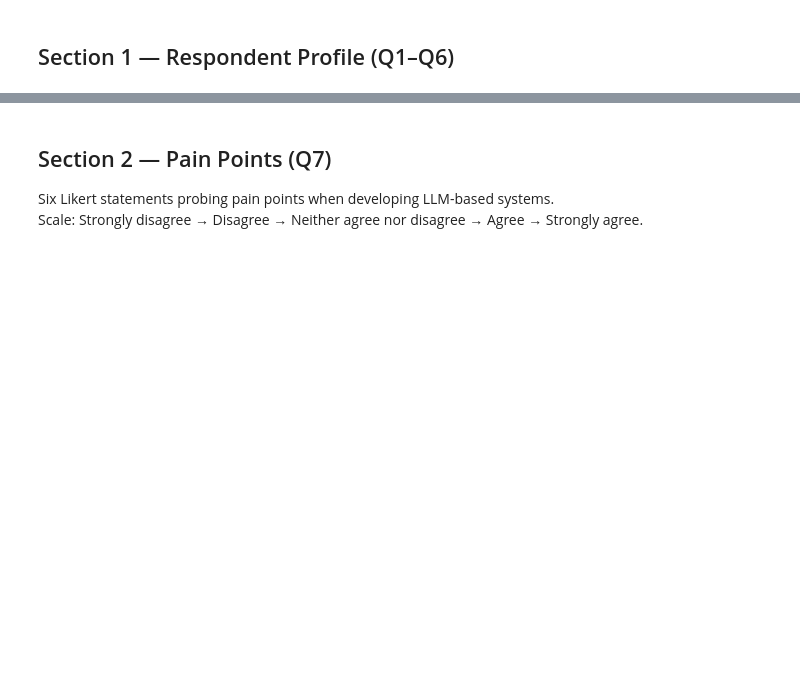
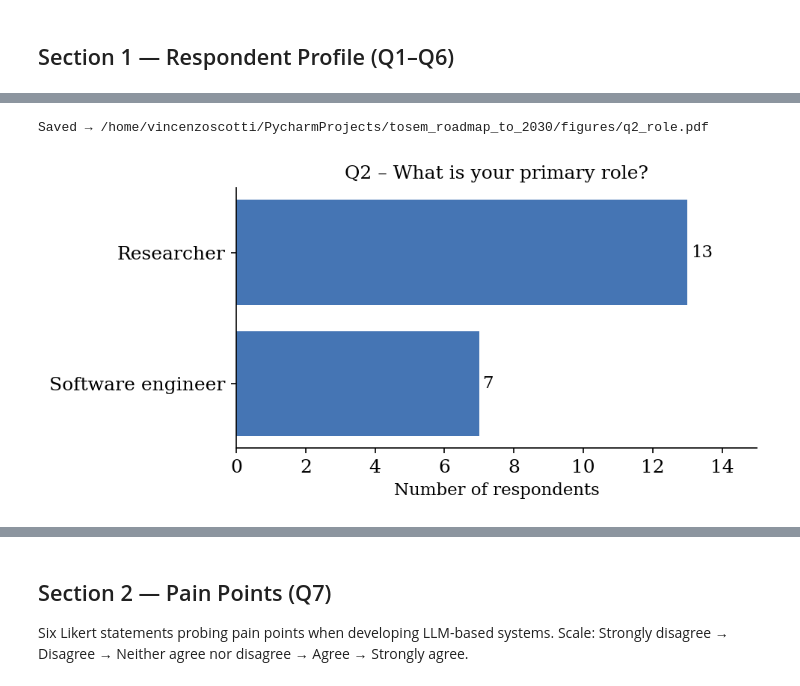
Before and after one commit to vincenzo-scotti/tosem_roadmap_to_2030, a Jupyter notebook: notebooks/visualizations.ipynb, the cells around one changed output, grey strips where cells are left out. Cells and saved outputs as stored; diff of their text form; code cells hidden in the pictures; blank space fills up the shorter version.

```diff
--- a/notebooks/visualizations.ipynb
+++ b/notebooks/visualizations.ipynb
@@ -395,18 +403,21 @@ plt.show()
 # %%
 # ── Q2: Primary role ─────────────────────────────────────────────────────────
 q2_counts = df["q2_role"].value_counts()
 
 fig, ax = plt.subplots(figsize=(W_SIMPLE, H_SIMPLE))
 bars = ax.barh(q2_counts.index[::-1], q2_counts.values[::-1], color="#4575b4")
 for bar, val in zip(bars, q2_counts.values[::-1]):
     ax.text(bar.get_width() + 0.1, bar.get_y() + bar.get_height() / 2,
             str(val), va="center", fontsize=11)
 ax.set_xlabel("Number of respondents", fontsize=11)
 ax.set_xlim(0, q2_counts.max() + 2)
 ax.set_title("Q2 – What is your primary role?", fontsize=12, pad=6)
-#  plt.tight_layout()
+plt.tight_layout()
 savefig("q2_role.pdf")
 plt.show()
+# %% [output]
+Saved → /home/vincenzoscotti/PycharmProjects/tosem_roadmap_to_2030/figures/q2_role.pdf
+[figure, added]
 # %%
 # ── Q3: Years of experience ───────────────────────────────────────────────────
 ORDER_Q3 = ["< 1 year", "1–2", "3-5", ">5"]
```
Also changed, not shown: parts of 10 cells of this notebook, 13 other files.
